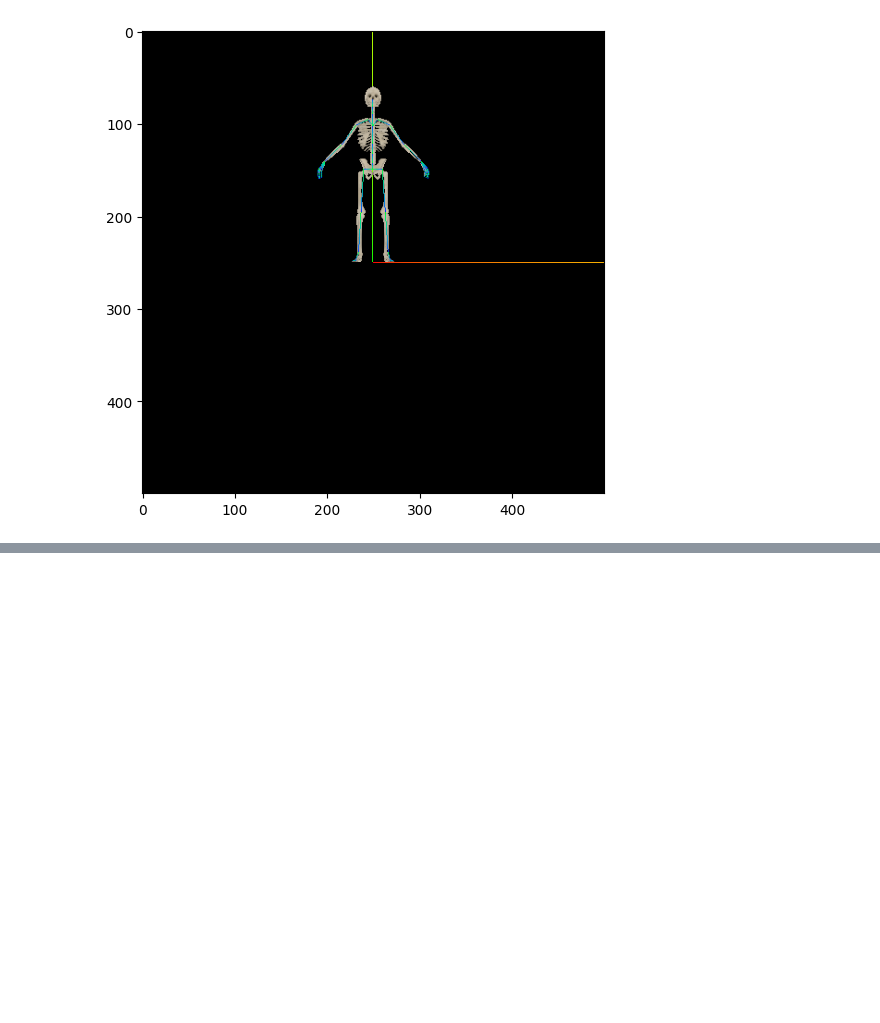
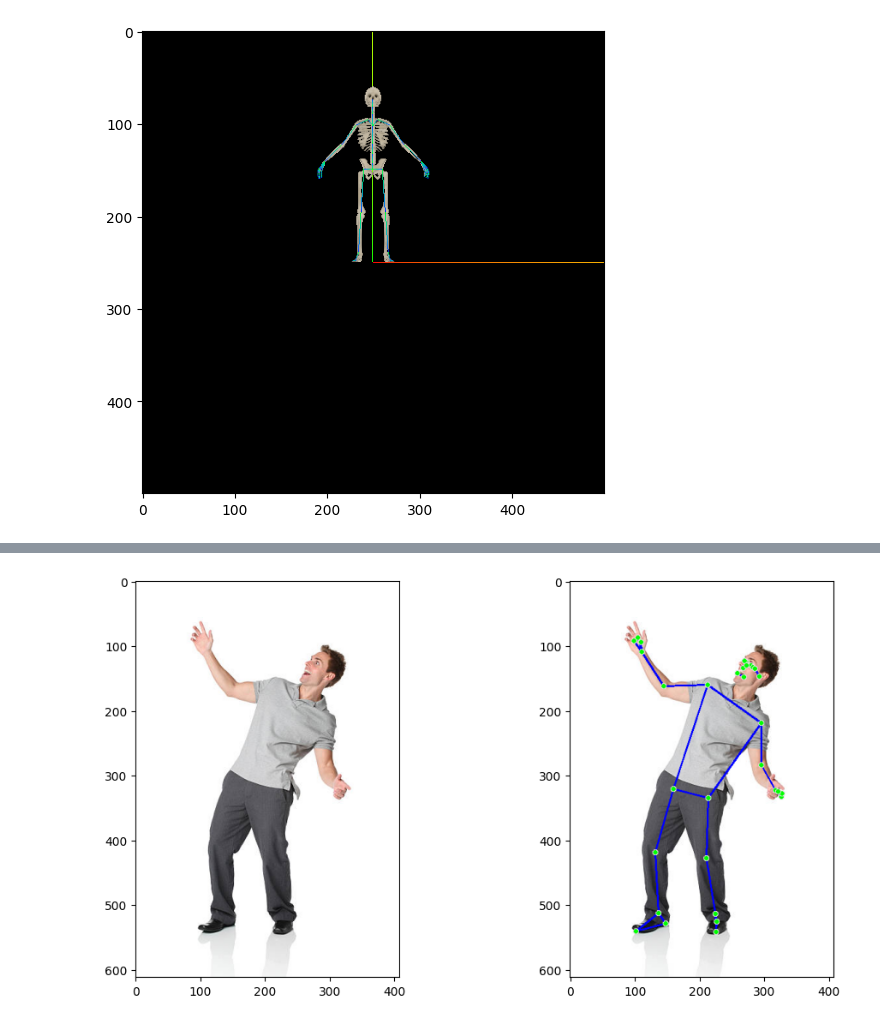
Before and after one commit to Ioann44/webrtc-cv-public, a Jupyter notebook: headless-render/render-test.ipynb, the cells around one changed output, grey strips where cells are left out. Drawn from its saved outputs; the diff is of its cells as text; code cells hidden in the pictures; blank space fills up the shorter version.

```diff
--- a/headless-render/render-test.ipynb
+++ b/headless-render/render-test.ipynb
@@ -11,11 +11,15 @@ def show(*image: cv2.typing.MatLike, plot_size=6, bgr=True):
         plt.imshow(cv2.cvtColor(img, cv2.COLOR_BGR2RGB) if bgr else img)
     plt.show()
 # %%
+import os
 import sys
 
-to_add = "/home/projects/webrtc-cv/headless-render"
-if to_add not in sys.path:
-    sys.path.append(to_add)
+WORKSPACE_DIR = "/home/projects/webrtc-cv"
+
+to_add = (os.path.join(WORKSPACE_DIR, path) for path in "headless-render module".split())
+for to_add_dir in to_add:
+    if to_add_dir not in sys.path:
+        sys.path.append(to_add_dir)
 # %%
 sys.path
 # %% [output]
@@ -60,0 +79,9 @@ LOG: [.WebGL-0x319c022be200]GL Driver Message (OpenGL, Performance, GL_CLOSE_PAT
+# %%
+img_dir = os.path.join(WORKSPACE_DIR, "resources", "images")
+img_names = "man_lean.jpg".split()
+test_images = [cv2.imread(os.path.join(img_dir, name)) for name in img_names]
+
+images_to_draw = (img for orig_img in test_images for img in (orig_img, draw_skeleton(orig_img, True)))
+show(*images_to_draw)
+# %% [output]
+[figure, added]
```
Also changed, not shown: parts of 9 cells of this notebook, 9 other files.
